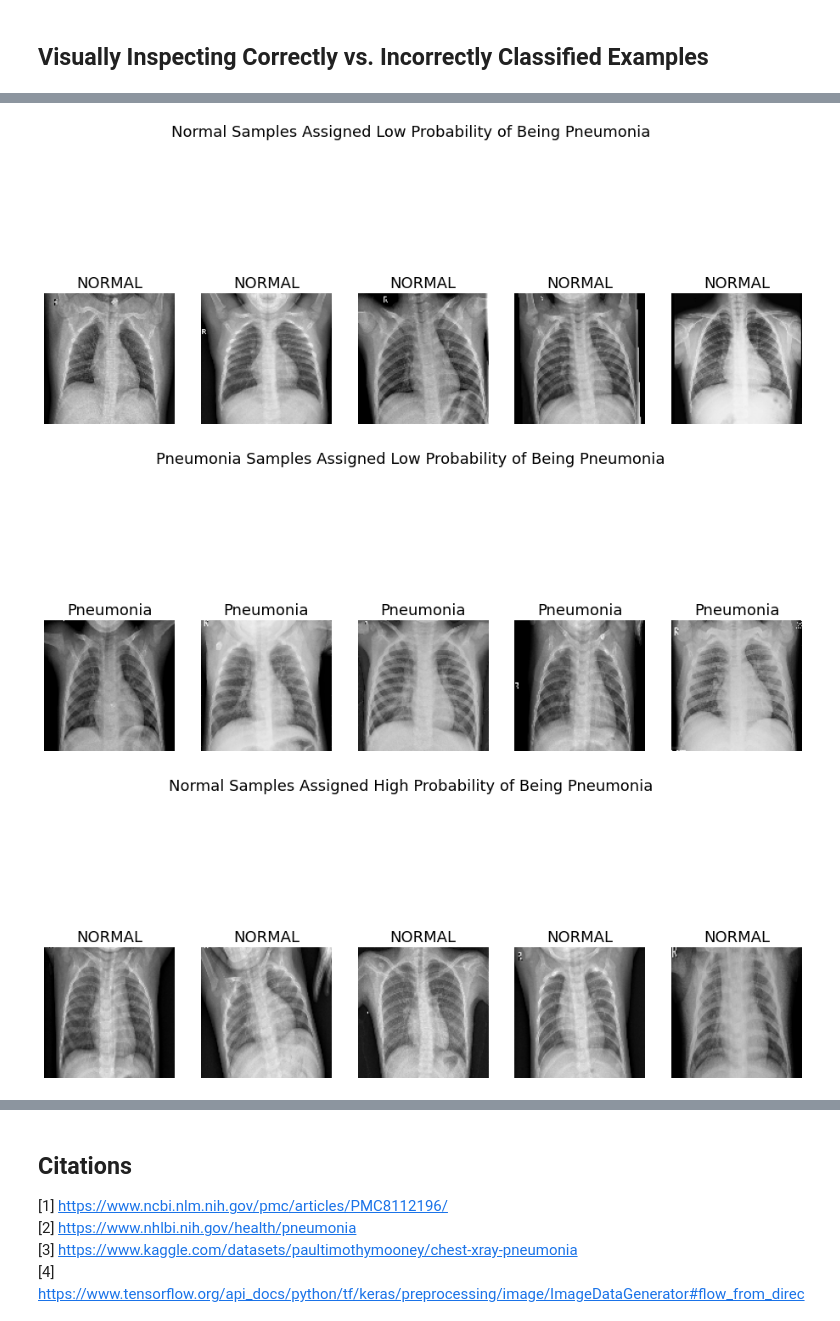
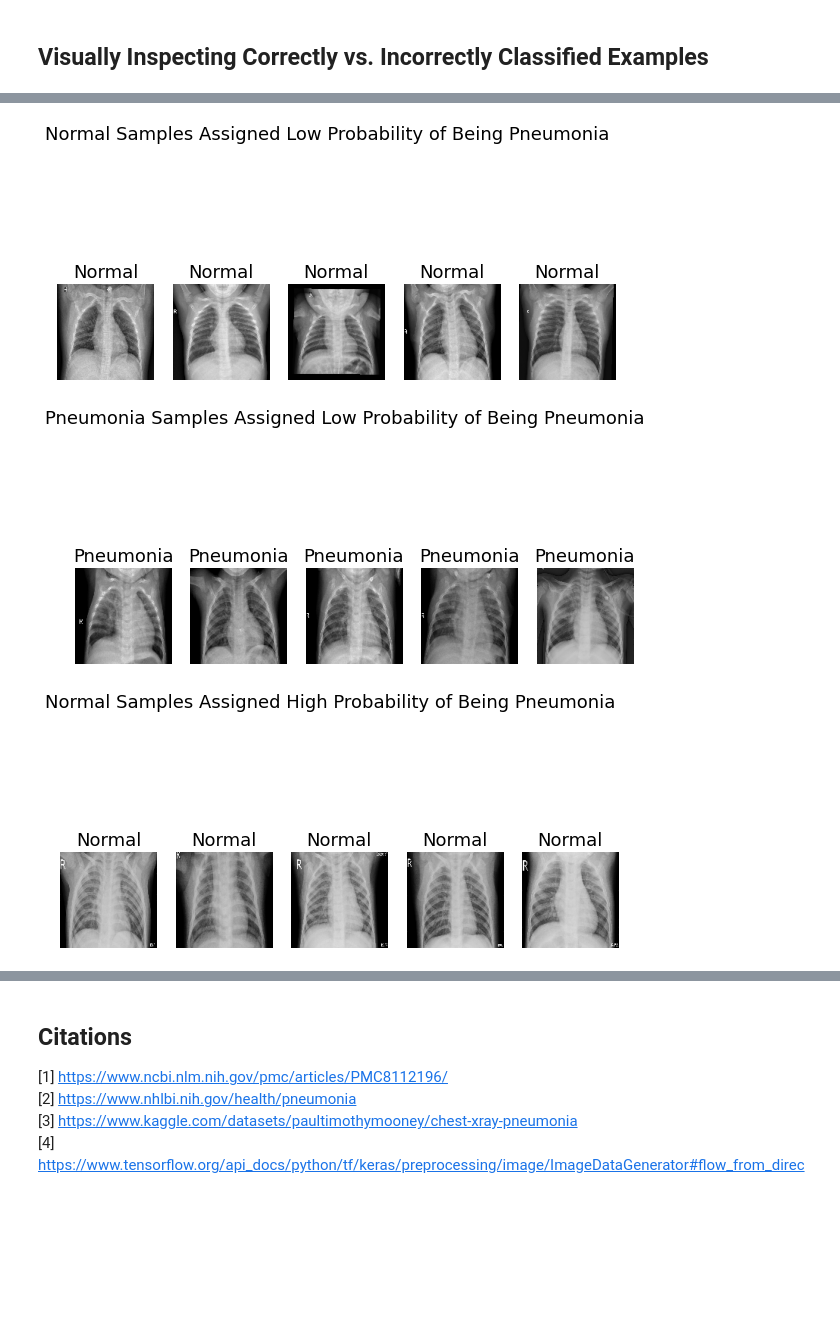
Before and after one commit to sepidehparhami/pneumonia-xray-cnn, a Jupyter notebook: pneumonia.ipynb, the cells around one changed output, grey strips where cells are left out. Saved outputs shown, nothing was run; the diff lists cells and outputs as text; code cells hidden in the pictures; blank space fills up the shorter version.

```diff
--- a/pneumonia.ipynb
+++ b/pneumonia.ipynb
@@ -142,11 +142,11 @@ from tensorflow.keras.layers import (
 )
 
 LAYER_SIZE_MIN = 32
-LAYER_SIZE_MAX = 64
+LAYER_SIZE_MAX = 128
 KERNEL_SIZE_MIN = 3
 KERNEL_SIZE_MAX = 5
 MIN_N_LAYERS = 2
-MAX_N_LAYERS = 4
+MAX_N_LAYERS = 5
 
 class MyHyperModel(HyperModel):
     '''Neural network architecture with a search space of possible hyperparameter values.'''
@@ -222,20 +222,25 @@ tuner_rs = kt.RandomSearch(
             hypermodel,
             objective=kt.Objective('val_loss', direction='min'),
             seed=0,
-            max_trials=1,
-            executions_per_trial=1)
+            max_trials=10,
+            executions_per_trial=1,
+            overwrite=False,
+            directory='kaggle/working',
+            project_name='pneumonia_model'
+            )
 # %%
 # train model using Keras Tuner or load best model from previous random search
-train_model = False
+train_model = True
 
 if train_model:
     with tf.device('/GPU:0'):
         tuner_rs.search(train_ds,
-                        epochs=10,
+                        epochs=15,
                         verbose=1,
                         validation_data=val_ds,
                         class_weight=class_weights,
-                        callbacks=[log_callback, early_stop_callback])
+                        callbacks=[log_callback, early_stop_callback]
+                        )
 
     # gets the best model from the random search
     model = tuner_rs.get_best_models(1)[0]
@@ -409,6 +414,8 @@ top_pneumonia = sorted_pneumonia[-n:]
 pneumonia_low_pneumonia = X_test_pneumonia[bottom_pneumonia]
 pneumonia_high_pneumonia = X_test_pneumonia[top_pneumonia]
 # %%
+XRAY_PLOT_SIZE = (10, 6)
+
 def plot_xrays(x, label, title):
     fig = plt.figure(figsize=XRAY_PLOT_SIZE)
     for i in range(n):
@@ -423,20 +430,20 @@ def plot_xrays(x, label, title):
 # %%
 # examples assigned low probability of being pneumonia
 plot_xrays(normal_low_pneumonia,
-           'NORMAL',
+           'Normal',
            'Normal Samples Assigned Low Probability of Being Pneumonia')
 plot_xrays(pneumonia_low_pneumonia,
            'Pneumonia',
            'Pneumonia Samples Assigned Low Probability of Being Pneumonia')
 
 # examples assigned high probability of being pneumonia
 plot_xrays(normal_high_pneumonia,
-           'NORMAL',
+           'Normal',
            'Normal Samples Assigned High Probability of Being Pneumonia')
 plot_xrays(pneumonia_high_pneumonia,
            'Pneumonia',
            'Pneumonia Samples Assigned High Probability of Being Pneumonia')
 # %% [output]
-[figure, old version]
+[figure, new version]
-[figure, old version]
+[figure, new version]
-[figure, old version]
+[figure, new version]
```
Also changed, not shown: parts of 12 cells of this notebook.
